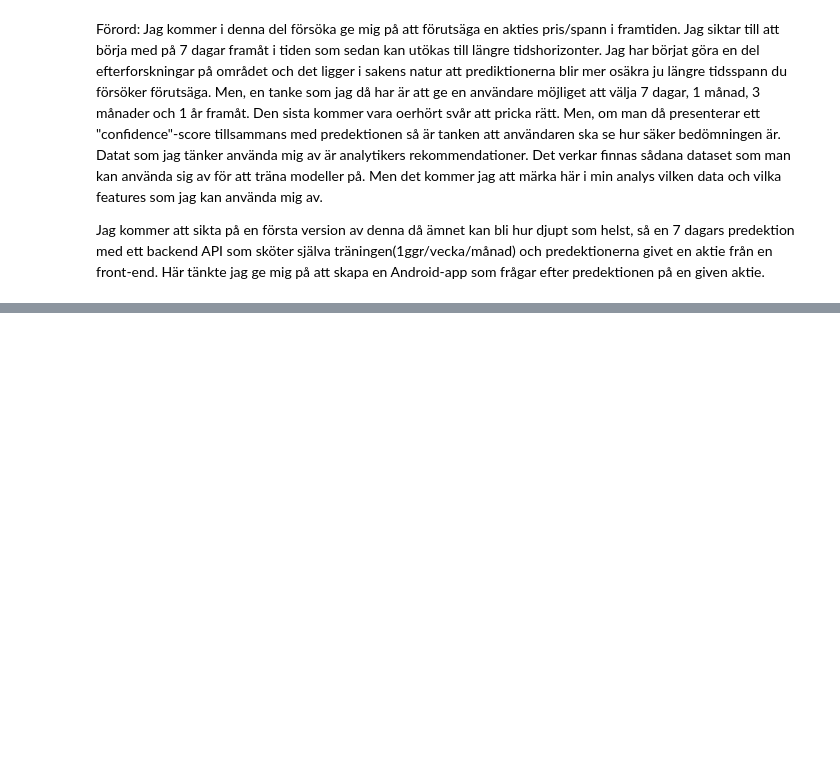
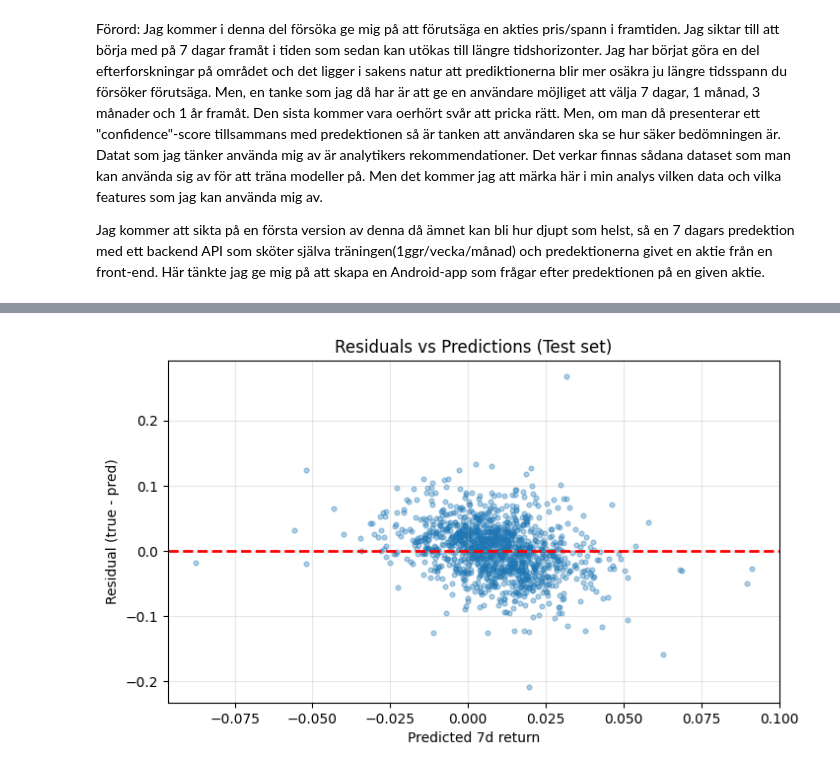
Before and after one commit to pejohans/python_and_ai, a Jupyter notebook: kunskapskontroll_ai_kurs_2/del_2/analys.ipynb, the cells around one changed output, grey strips where cells are left out. Cells and saved outputs as stored; diff of their text form; code cells hidden in the pictures; blank space fills up the shorter version.

```diff
--- a/kunskapskontroll_ai_kurs_2/del_2/analys.ipynb
+++ b/kunskapskontroll_ai_kurs_2/del_2/analys.ipynb
@@ -18,0 +545,15 @@ print(tickers)
+# %%
+# Residual plot
+residuals = y_true - y_pred
+
+plt.figure(figsize=(8, 4.5))
+plt.scatter(y_pred, residuals, alpha=0.35, s=12)
+plt.axhline(0, color="r", linestyle="--", linewidth=2)
+
+plt.xlabel("Predicted 7d return")
+plt.ylabel("Residual (true - pred)")
+plt.title("Residuals vs Predictions (Test set)")
+plt.grid(True, alpha=0.3)
+plt.show()
+# %% [output]
+[figure, added]
```
Also changed, not shown: parts of 26 cells of this notebook, 2 other files.
